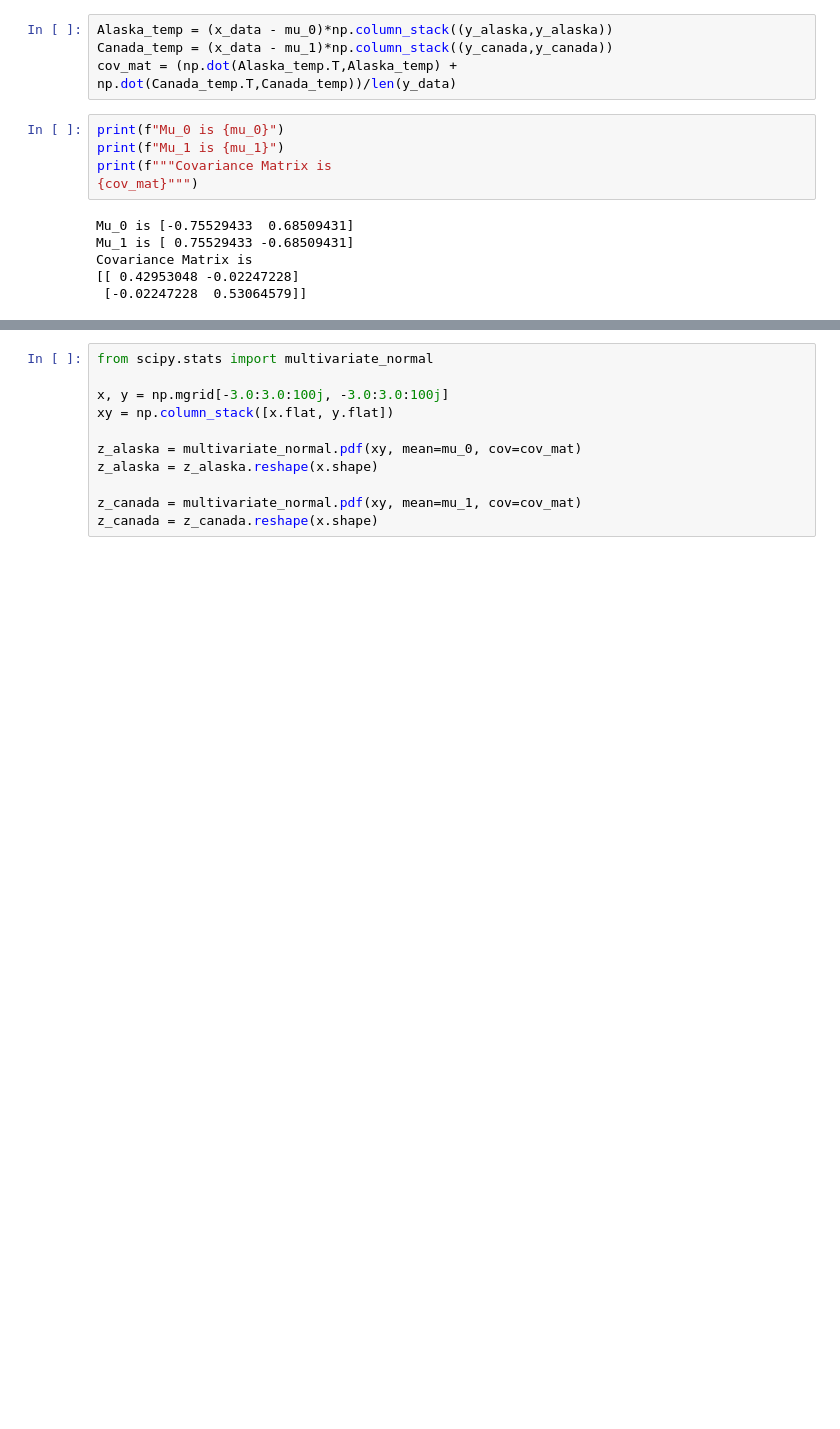
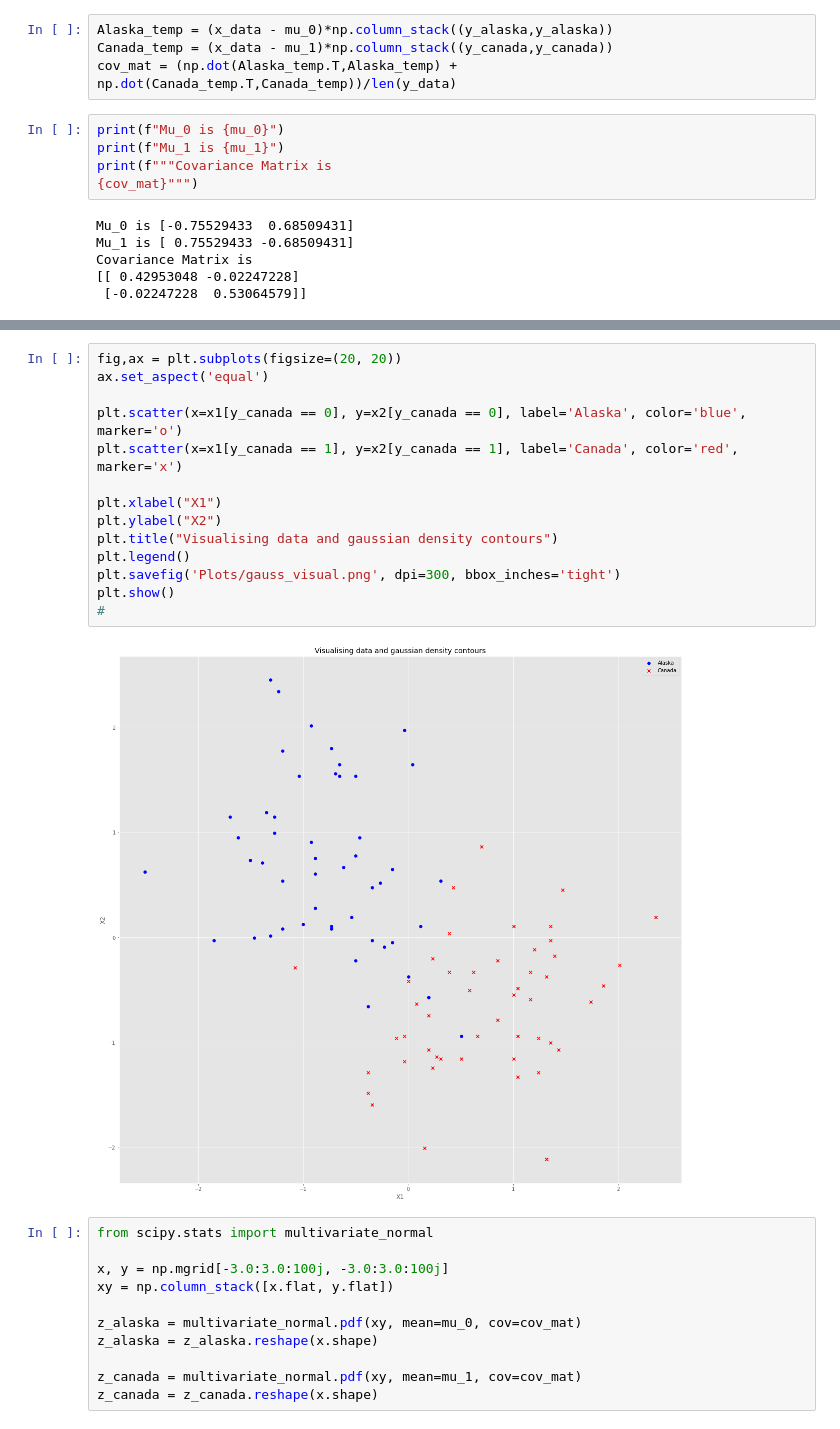
Before and after one commit to DivyanshMittal-exe/Machine-Learning-COL774, a Jupyter notebook: GDA/gda.ipynb, the cells around one changed output, grey strips where cells are left out. Saved outputs shown, nothing was run; the diff lists cells and outputs as text; blank space fills up the shorter version.

```diff
--- a/GDA/gda.ipynb
+++ b/GDA/gda.ipynb
@@ -66,5 +72,21 @@ fig.write_html('data_visualised.html')
 
 fig.show()
+# %%
+fig,ax = plt.subplots(figsize=(20, 20))
+ax.set_aspect('equal')
+
+plt.scatter(x=x1[y_canada == 0], y=x2[y_canada == 0], label='Alaska', color='blue', marker='o')
+plt.scatter(x=x1[y_canada == 1], y=x2[y_canada == 1], label='Canada', color='red', marker='x')
+
+plt.xlabel("X1")
+plt.ylabel("X2")
+plt.title("Visualising data and gaussian density contours")
+plt.legend()
+plt.savefig('Plots/gauss_visual.png', dpi=300, bbox_inches='tight')
+plt.show()
+#
+# %% [output]
+[figure, added]
 # %%
 from scipy.stats import multivariate_normal
 
```
Also changed, not shown: parts of 8 cells of this notebook, 17 other files.
